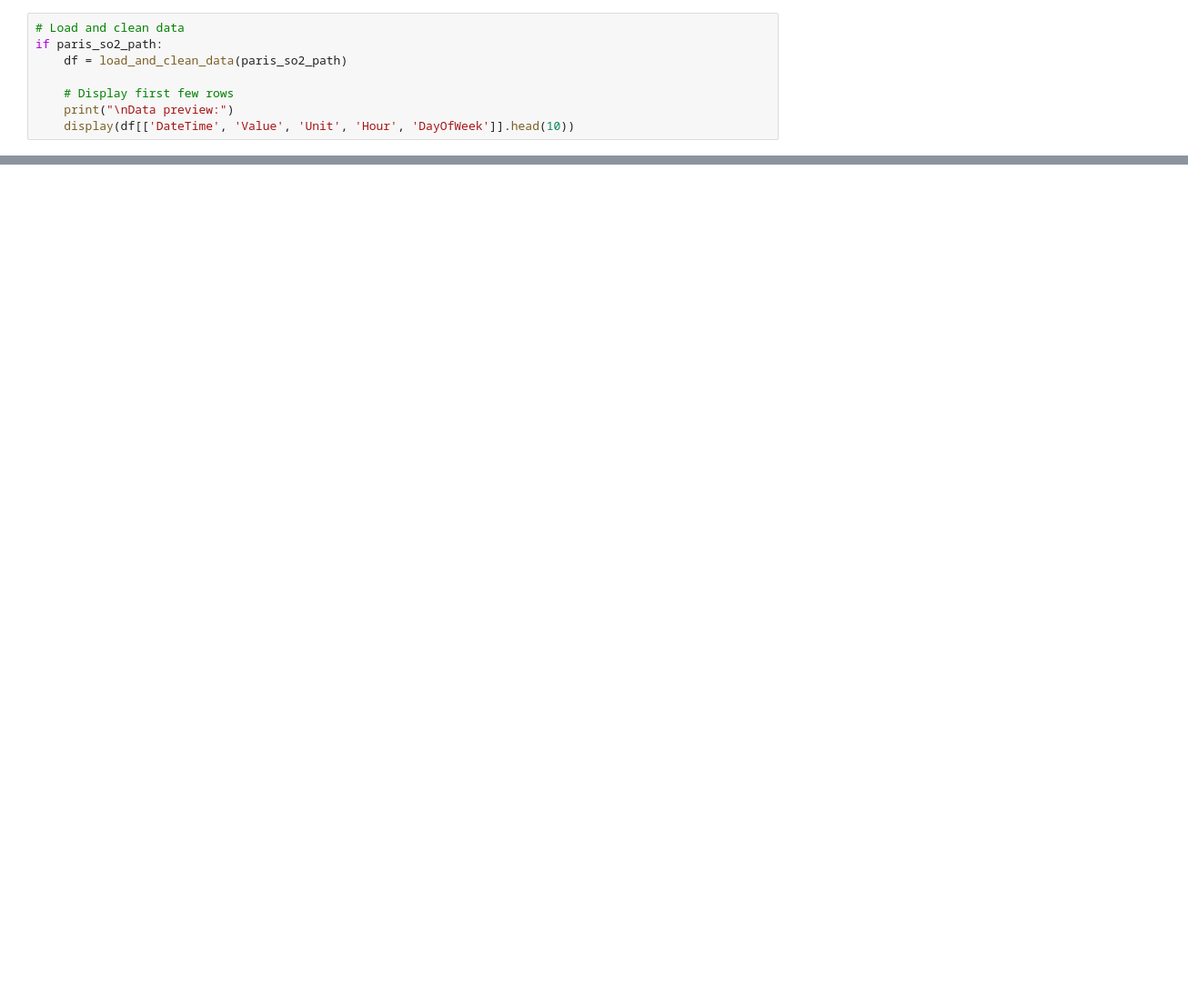
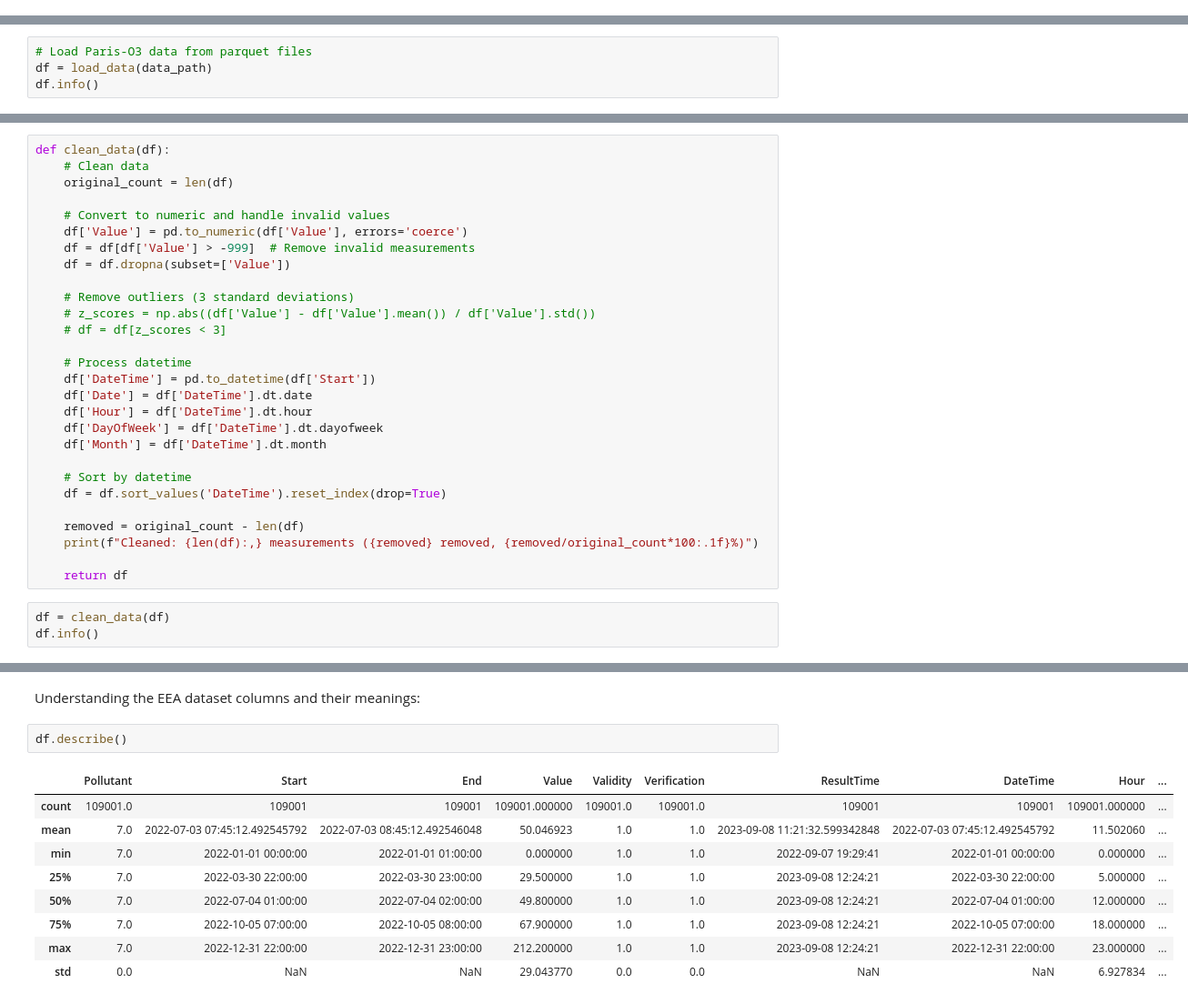
Before and after one commit to francoisbernard99/paris-air-quality-analysis, a Jupyter notebook: paris_air_quality_analysis.ipynb, the cells around one changed output, grey strips where cells are left out. Shown at 91% size. Cells and saved outputs as stored; diff of their text form; blank space fills up the shorter version.

```diff
--- a/paris_air_quality_analysis.ipynb
+++ b/paris_air_quality_analysis.ipynb
@@ -155,8 +0,0 @@ def load_and_clean_data(data_path):
-# %%
-# Load and clean data
-if paris_so2_path:
-    df = load_and_clean_data(paris_so2_path)
-
-    # Display first few rows
-    print("\nData preview:")
-    display(df[['DateTime', 'Value', 'Unit', 'Hour', 'DayOfWeek']].head(10))
@@ -298,0 +317,4 @@ This analysis demonstrates:
+# %%
+# Load Paris-O3 data from parquet files
+df = load_data(data_path)
+df.info()
@@ -298,0 +339,31 @@ This analysis demonstrates:
+# %%
+def clean_data(df):
+    # Clean data
+    original_count = len(df)
+
+    # Convert to numeric and handle invalid values
+    df['Value'] = pd.to_numeric(df['Value'], errors='coerce')
+    df = df[df['Value'] > -999]  # Remove invalid measurements
+    df = df.dropna(subset=['Value'])
+
+    # Remove outliers (3 standard deviations)
+    # z_scores = np.abs((df['Value'] - df['Value'].mean()) / df['Value'].std())
+    # df = df[z_scores < 3]
+
+    # Process datetime
+    df['DateTime'] = pd.to_datetime(df['Start'])
+    df['Date'] = df['DateTime'].dt.date
+    df['Hour'] = df['DateTime'].dt.hour
+    df['DayOfWeek'] = df['DateTime'].dt.dayofweek
+    df['Month'] = df['DateTime'].dt.month
+
+    # Sort by datetime
+    df = df.sort_values('DateTime').reset_index(drop=True)
+
+    removed = original_count - len(df)
+    print(f"Cleaned: {len(df):,} measurements ({removed} removed, {removed/original_count*100:.1f}%)")
+
+    return df
+# %%
+df = clean_data(df)
+df.info()
@@ -298,0 +388,14 @@ This analysis demonstrates:
+# %% [markdown]
+Understanding the EEA dataset columns and their meanings:
+# %%
+df.describe()
+# %% [output]
+|  | Pollutant | Start | End | Value | Validity | Verification | ResultTime | DateTime | Hour | ... |
+| count | 109001.0 | 109001 | 109001 | 109001.000000 | 109001.0 | 109001.0 | 109001 | 109001 | 109001.000000 | ... |
+| mean | 7.0 | 2022-07-03 07:45:12.492545792 | 2022-07-03 08:45:12.492546048 | 50.046923 | 1.0 | 1.0 | 2023-09-08 11:21:32.599342848 | 2022-07-03 07:45:12.492545792 | 11.502060 | ... |
+| min | 7.0 | 2022-01-01 00:00:00 | 2022-01-01 01:00:00 | 0.000000 | 1.0 | 1.0 | 2022-09-07 19:29:41 | 2022-01-01 00:00:00 | 0.000000 | ... |
+| 25% | 7.0 | 2022-03-30 22:00:00 | 2022-03-30 23:00:00 | 29.500000 | 1.0 | 1.0 | 2023-09-08 12:24:21 | 2022-03-30 22:00:00 | 5.000000 | ... |
+| 50% | 7.0 | 2022-07-04 01:00:00 | 2022-07-04 02:00:00 | 49.800000 | 1.0 | 1.0 | 2023-09-08 12:24:21 | 2022-07-04 01:00:00 | 12.000000 | ... |
+| 75% | 7.0 | 2022-10-05 07:00:00 | 2022-10-05 08:00:00 | 67.900000 | 1.0 | 1.0 | 2023-09-08 12:24:21 | 2022-10-05 07:00:00 | 18.000000 | ... |
+| max | 7.0 | 2022-12-31 22:00:00 | 2022-12-31 23:00:00 | 212.200000 | 1.0 | 1.0 | 2023-09-08 12:24:21 | 2022-12-31 22:00:00 | 23.000000 | ... |
+| std | 0.0 | NaN | NaN | 29.043770 | 0.0 | 0.0 | NaN | NaN | 6.927834 | ... |
```
Also changed, not shown: parts of 55 cells of this notebook.
